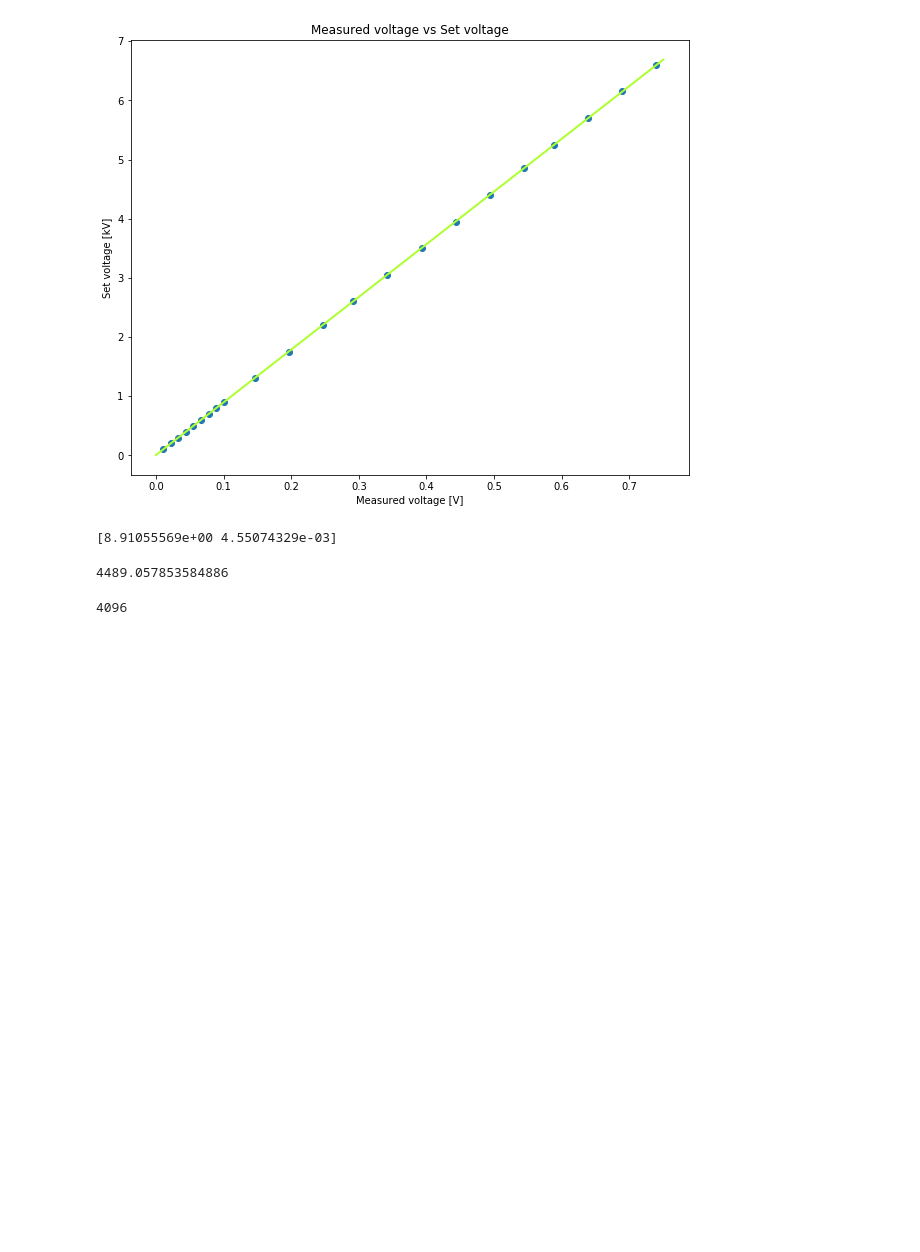
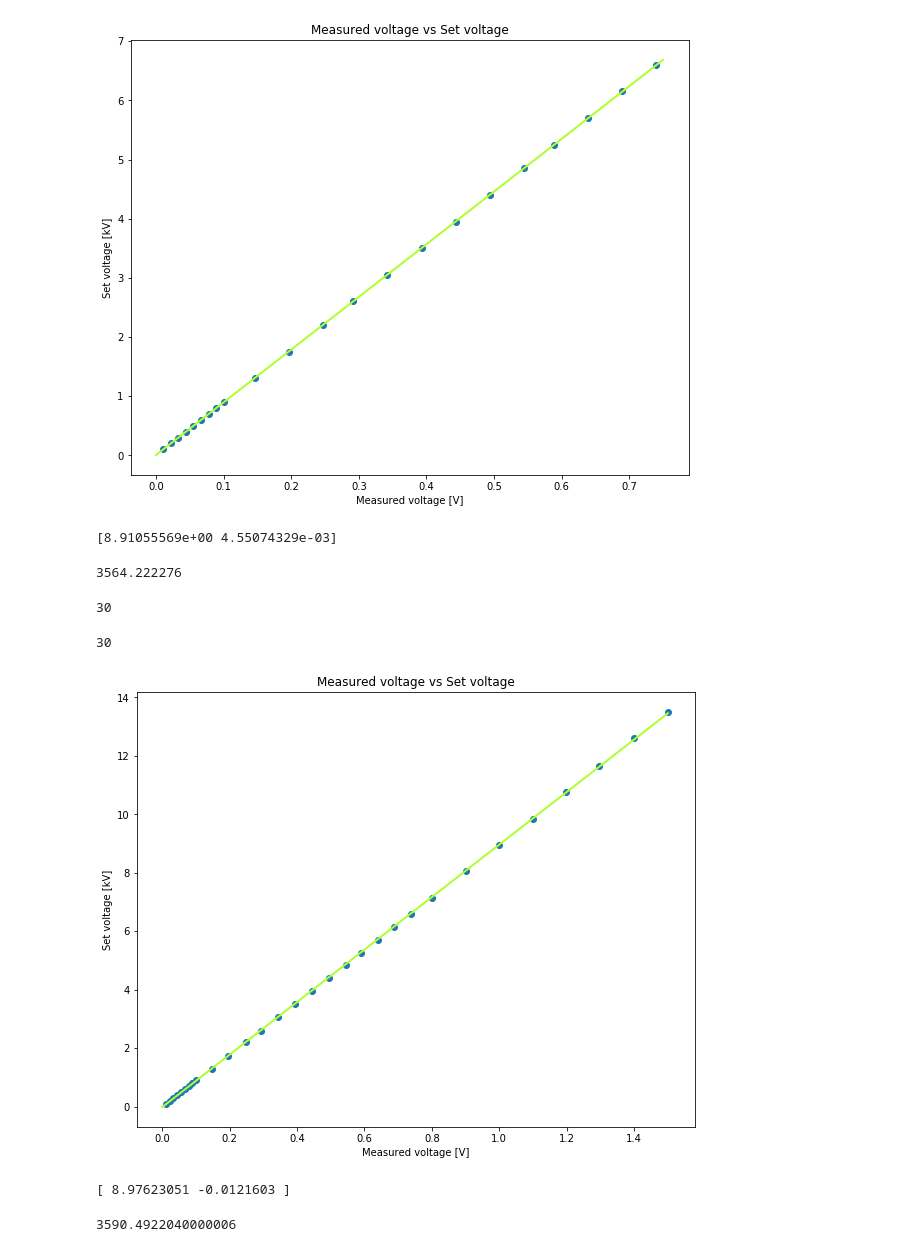
Before and after one commit to yuntsebaryon/HeatMeasurement, a Jupyter notebook: AdamCalib/HVControlCalib.ipynb, the cells around one changed output. Drawn from its saved outputs; the diff is of its cells as text; code cells hidden in the pictures; blank space fills up the shorter version.

```diff
--- a/AdamCalib/HVControlCalib.ipynb
+++ b/AdamCalib/HVControlCalib.ipynb
@@ -56,10 +56,39 @@ print(linear_model)
 # %% [output]
 [8.91055569e+00 4.55074329e-03]
 # %%
-4000./0.891055569
+4000.*0.891055569
 # %% [output]
-4489.057853584886
+3564.222276
-# %%
-2**12
-# %% [output]
-4096
+# %%
+Measured2 = [ 0.01, 0.022, 0.033, 0.044, 0.055, 0.067, 0.078, 0.089, 0.1, 0.146, 0.196, 0.247, 0.292, 0.342, 0.393, 0.443, 0.494, 0.544, 0.589, 0.639, 0.689, 0.739, 0.801, 0.900, 1.000, 1.099, 1.199, 1.297, 1.401, 1.5 ]
+print( len(Measured2) )
+# %% [output]
+30
+# %%
+Set2 = [ 0.1, 0.2, 0.3, 0.4, 0.5, 0.6, 0.7, 0.8, 0.9, 1.3, 1.75, 2.2, 2.6, 3.05, 3.5, 3.95, 4.4, 4.85, 5.25, 5.7, 6.15, 6.6, 7.15, 8.05, 8.95, 9.85, 10.75, 11.65, 12.6, 13.5 ]
+print( len(Set2) )
+# %% [output]
+30
+# %%
+plt.figure(figsize = (10,8))
+plt.scatter( Measured2, Set2 )
+plt.title("Measured voltage vs Set voltage")
+plt.xlabel("Measured voltage [V]")
+plt.ylabel("Set voltage [kV]")
+
+linear_model = np.polyfit( Measured2, Set2, 1)
+linear_model_fn = np.poly1d(linear_model)
+Measured_s = np.arange( 0, 1.55, 0.05 )
+plt.plot(Measured_s, linear_model_fn(Measured_s), c = 'GreenYellow', lw = 2)
+
+plt.show()
+# %% [output]
+[figure, added]
+# %%
+print(linear_model)
+# %% [output]
+[ 8.97623051 -0.0121603 ]
+# %%
+4000.*8.97623051*0.1
+# %% [output]
+3590.4922040000006
```
